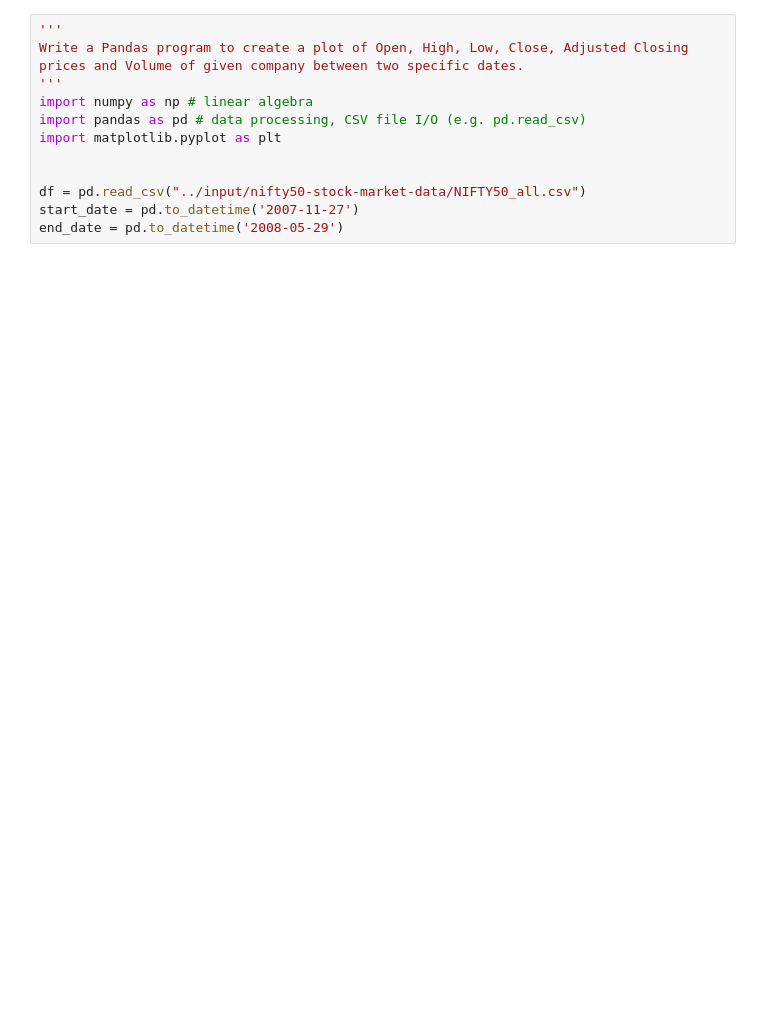
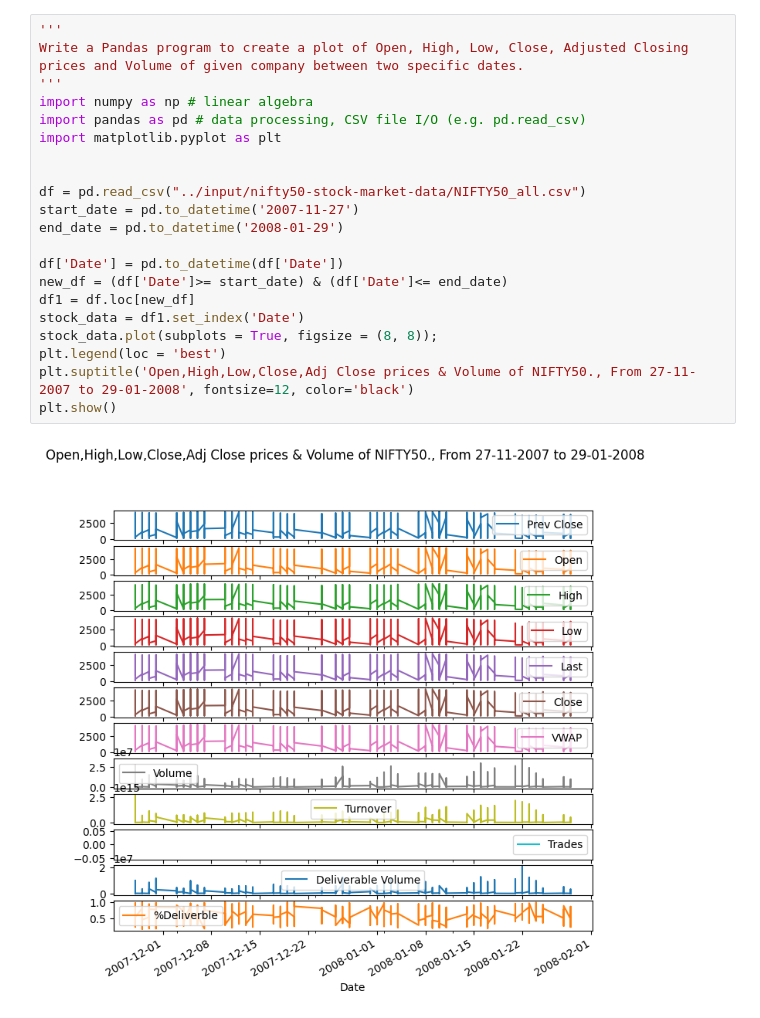
Before and after one commit to PaneraGhanshyam/IML_LABS, a Jupyter notebook: practical-9.ipynb, the cells around one changed output. Saved outputs shown, nothing was run; the diff lists cells and outputs as text; blank space fills up the shorter version.

```diff
--- a/practical-9.ipynb
+++ b/practical-9.ipynb
@@ -1,13 +1,24 @@
 # %%
 '''
 Write a Pandas program to create a plot of Open, High, Low, Close, Adjusted Closing
 prices and Volume of given company between two specific dates.
 '''
 import numpy as np # linear algebra
 import pandas as pd # data processing, CSV file I/O (e.g. pd.read_csv)
 import matplotlib.pyplot as plt
 
 
 df = pd.read_csv("../input/nifty50-stock-market-data/NIFTY50_all.csv")
 start_date = pd.to_datetime('2007-11-27')
-end_date = pd.to_datetime('2008-05-29')
+end_date = pd.to_datetime('2008-01-29')
+
+df['Date'] = pd.to_datetime(df['Date'])
+new_df = (df['Date']>= start_date) & (df['Date']<= end_date)
+df1 = df.loc[new_df]
+stock_data = df1.set_index('Date')
+stock_data.plot(subplots = True, figsize = (8, 8));
+plt.legend(loc = 'best')
+plt.suptitle('Open,High,Low,Close,Adj Close prices & Volume of NIFTY50., From 27-11-2007 to 29-01-2008', fontsize=12, color='black')
+plt.show()
+# %% [output]
+[figure, added]
```
